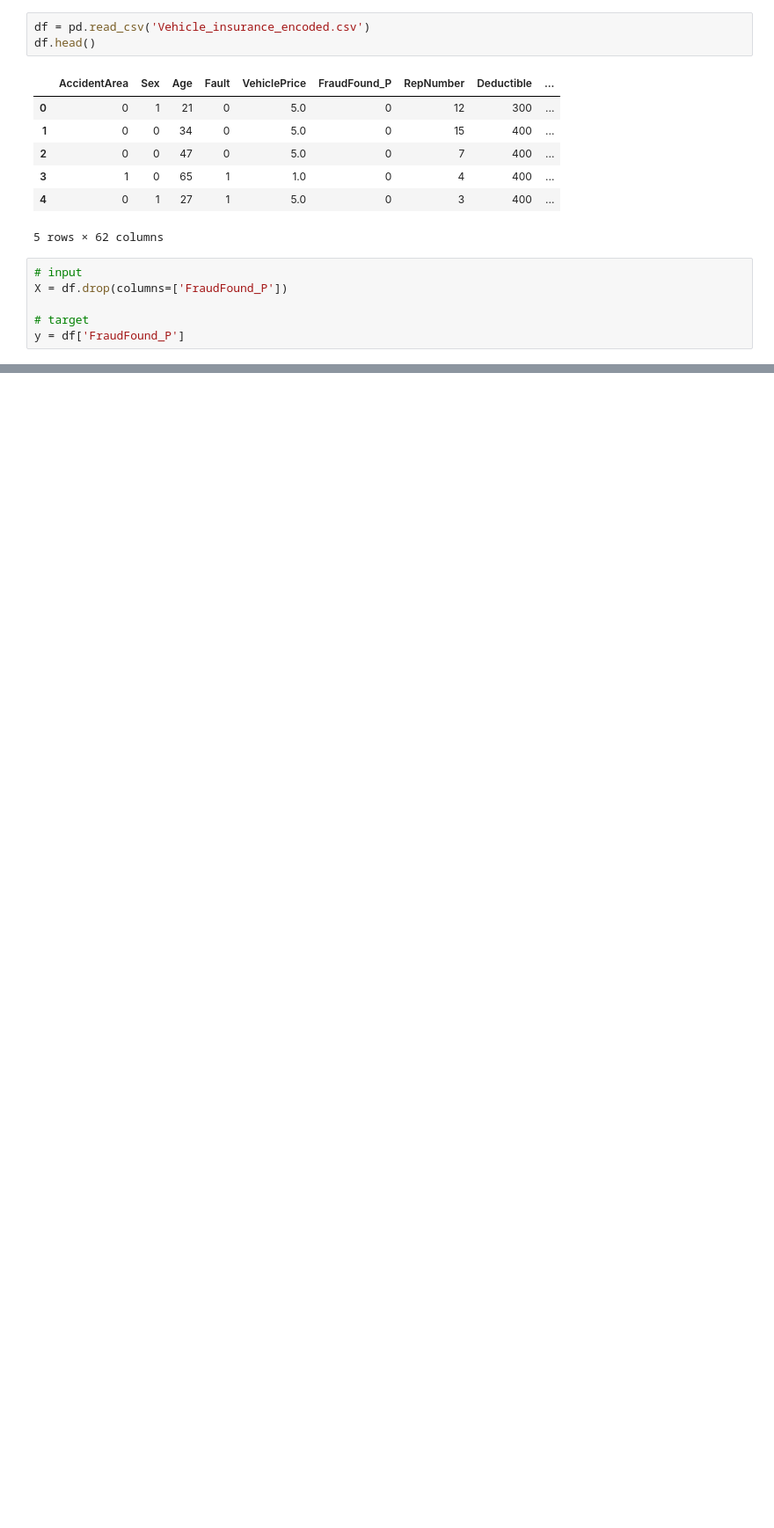
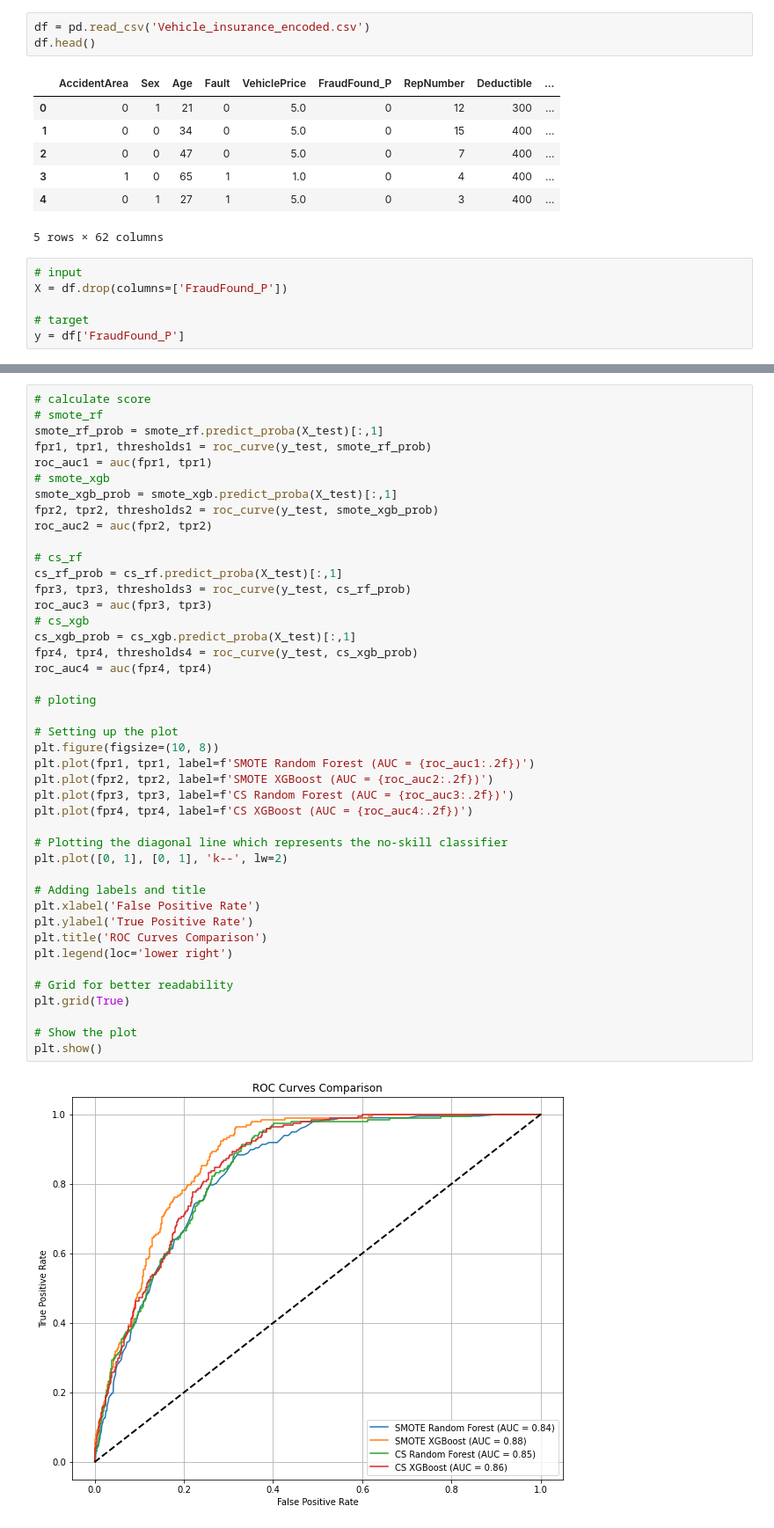
Before and after one commit to IanChen-ML/Insurance-Data-Analytics, a Jupyter notebook: Prediction.ipynb, the cells around one changed output, grey strips where cells are left out. Shown: that part at 88% size. Saved outputs shown, nothing was run; the diff lists cells and outputs as text; blank space fills up the shorter version.

```diff
--- a/Prediction.ipynb
+++ b/Prediction.ipynb
@@ -225,0 +537,45 @@ UnicodeDecodeError: 'utf-8' codec can't decode byte 0xbb in position 220: invali
+# %%
+# calculate score
+# smote_rf
+smote_rf_prob = smote_rf.predict_proba(X_test)[:,1]
+fpr1, tpr1, thresholds1 = roc_curve(y_test, smote_rf_prob)
+roc_auc1 = auc(fpr1, tpr1)
+# smote_xgb
+smote_xgb_prob = smote_xgb.predict_proba(X_test)[:,1]
+fpr2, tpr2, thresholds2 = roc_curve(y_test, smote_xgb_prob)
+roc_auc2 = auc(fpr2, tpr2)
+
+# cs_rf
+cs_rf_prob = cs_rf.predict_proba(X_test)[:,1]
+fpr3, tpr3, thresholds3 = roc_curve(y_test, cs_rf_prob)
+roc_auc3 = auc(fpr3, tpr3)
+# cs_xgb
+cs_xgb_prob = cs_xgb.predict_proba(X_test)[:,1]
+fpr4, tpr4, thresholds4 = roc_curve(y_test, cs_xgb_prob)
+roc_auc4 = auc(fpr4, tpr4)
+
+# ploting
+
+# Setting up the plot
+plt.figure(figsize=(10, 8))
+plt.plot(fpr1, tpr1, label=f'SMOTE Random Forest (AUC = {roc_auc1:.2f})')
+plt.plot(fpr2, tpr2, label=f'SMOTE XGBoost (AUC = {roc_auc2:.2f})')
+plt.plot(fpr3, tpr3, label=f'CS Random Forest (AUC = {roc_auc3:.2f})')
+plt.plot(fpr4, tpr4, label=f'CS XGBoost (AUC = {roc_auc4:.2f})')
+
+# Plotting the diagonal line which represents the no-skill classifier
+plt.plot([0, 1], [0, 1], 'k--', lw=2)
+
+# Adding labels and title
+plt.xlabel('False Positive Rate')
+plt.ylabel('True Positive Rate')
+plt.title('ROC Curves Comparison')
+plt.legend(loc='lower right')
+
+# Grid for better readability
+plt.grid(True)
+
+# Show the plot
+plt.show()
+# %% [output]
+[figure, added]
```
Also changed, not shown: parts of 67 cells of this notebook.
